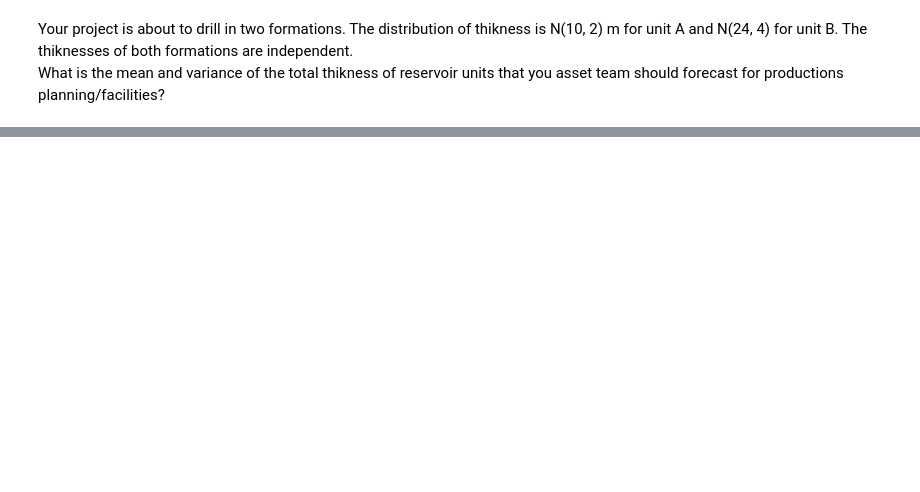
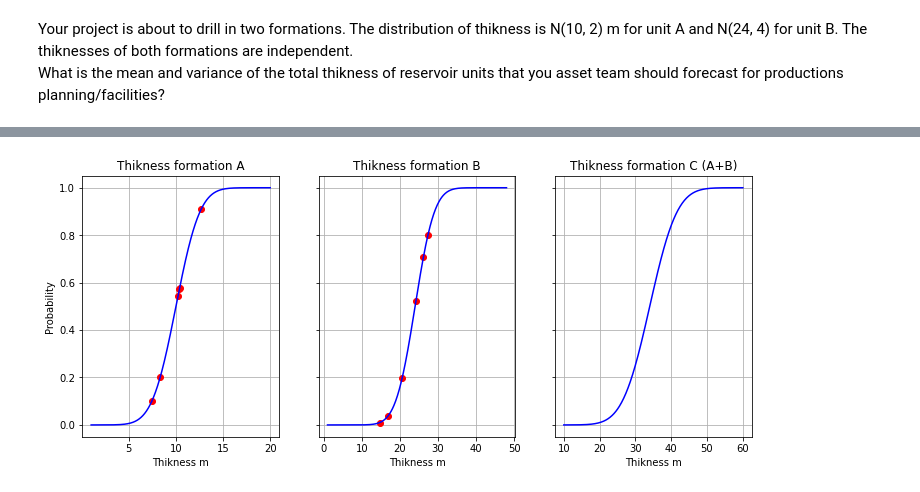
Before and after one commit to solisgb/jpnb, a Jupyter notebook: LS_monteCarlo.ipynb, the cells around one changed output, grey strips where cells are left out. Drawn from its saved outputs; the diff is of its cells as text; code cells hidden in the pictures; blank space fills up the shorter version.

```diff
--- a/LS_monteCarlo.ipynb
+++ b/LS_monteCarlo.ipynb
@@ -34,3 +53,32 @@ NameError: name 'Bst' is not defined
+# %%
+Acdf = stats.norm.cdf(Axs, loc=Amean, scale=Ast)
+Acdf2 = stats.norm.cdf(Axs2, loc=Amean, scale=Ast)
+
+Bcdf = stats.norm.cdf(Bxs, loc=Bmean, scale=Bst)
+Bcdf2 = stats.norm.cdf(Bxs2, loc=Bmean, scale=Bst)
+
+Ccdf = stats.norm.cdf(Cxs, loc=Cmean, scale=Cst)
+# %%
+fig, (ax1, ax2, ax3) = plt.subplots(1, 3, figsize=(12, 4.8), sharey=True)
+ax1.plot(Axs, Acdf, 'o', color='red')
+ax1.plot(Axs2, Acdf2, color='blue')
+ax1.set_title('Thikness formation A')
+ax1.set_ylabel('Probability')
+ax1.set_xlabel('Thikness m')
+ax1.grid()
+
+ax2.plot(Bxs, Bcdf, 'o', color='red')
+ax2.plot(Bxs2, Bcdf2, color='blue')
+ax2.set_title('Thikness formation B')
+ax2.set_xlabel('Thikness m')
+ax2.grid()
+
+ax3.plot(Cxs, Ccdf, color='blue')
+ax3.set_title('Thikness formation C (A+B)')
+ax3.set_xlabel('Thikness m')
+ax3.grid()
+# %% [output]
+[figure, added]
 # %%
 cdf1 = norm.ddf(loc=Amean, scale=Astd)
 cdf2 = norm.cdf(loc=Bmean, scale=Bstd)
```
Also changed, not shown: parts of 5 cells of this notebook.
